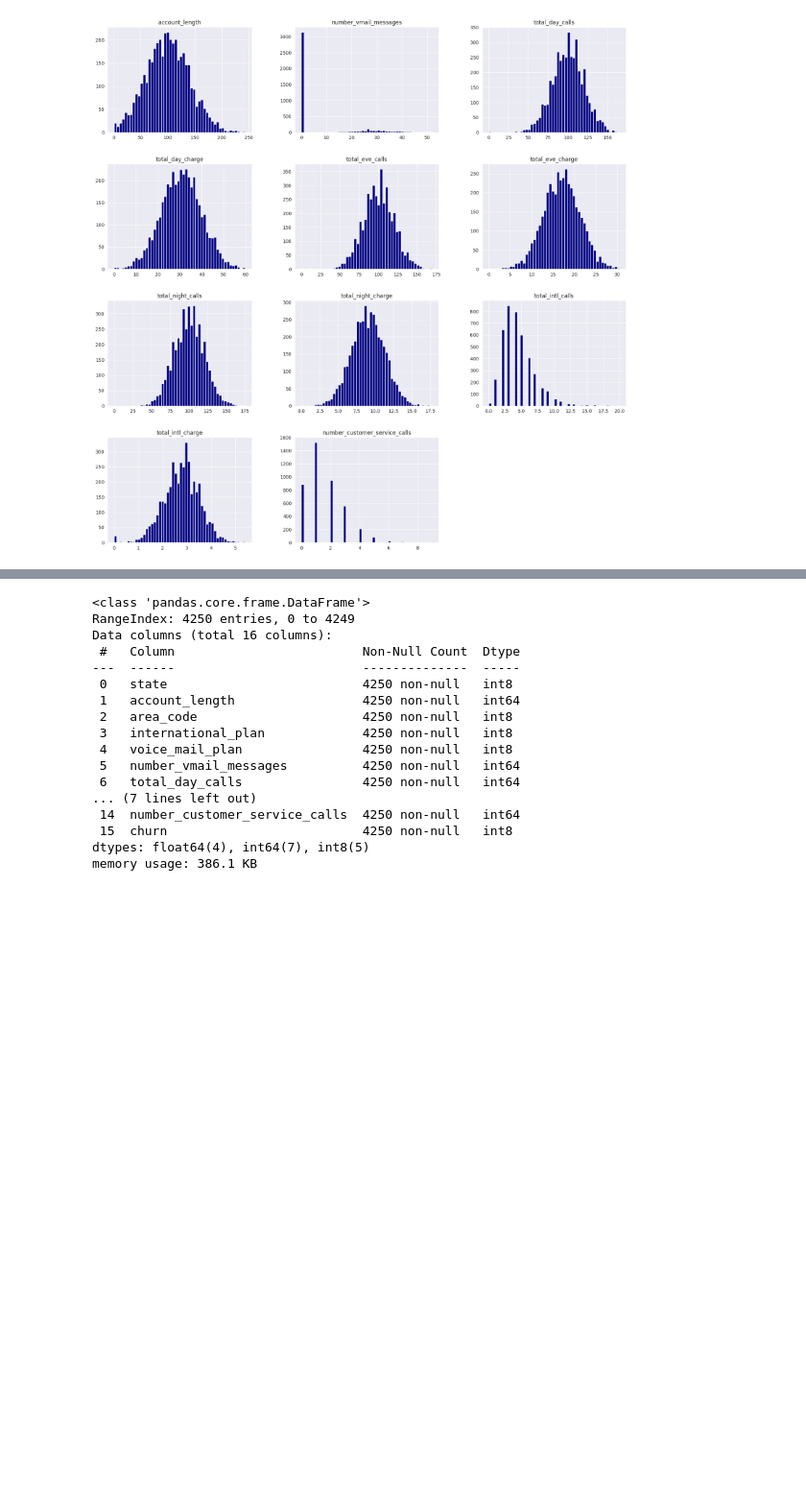
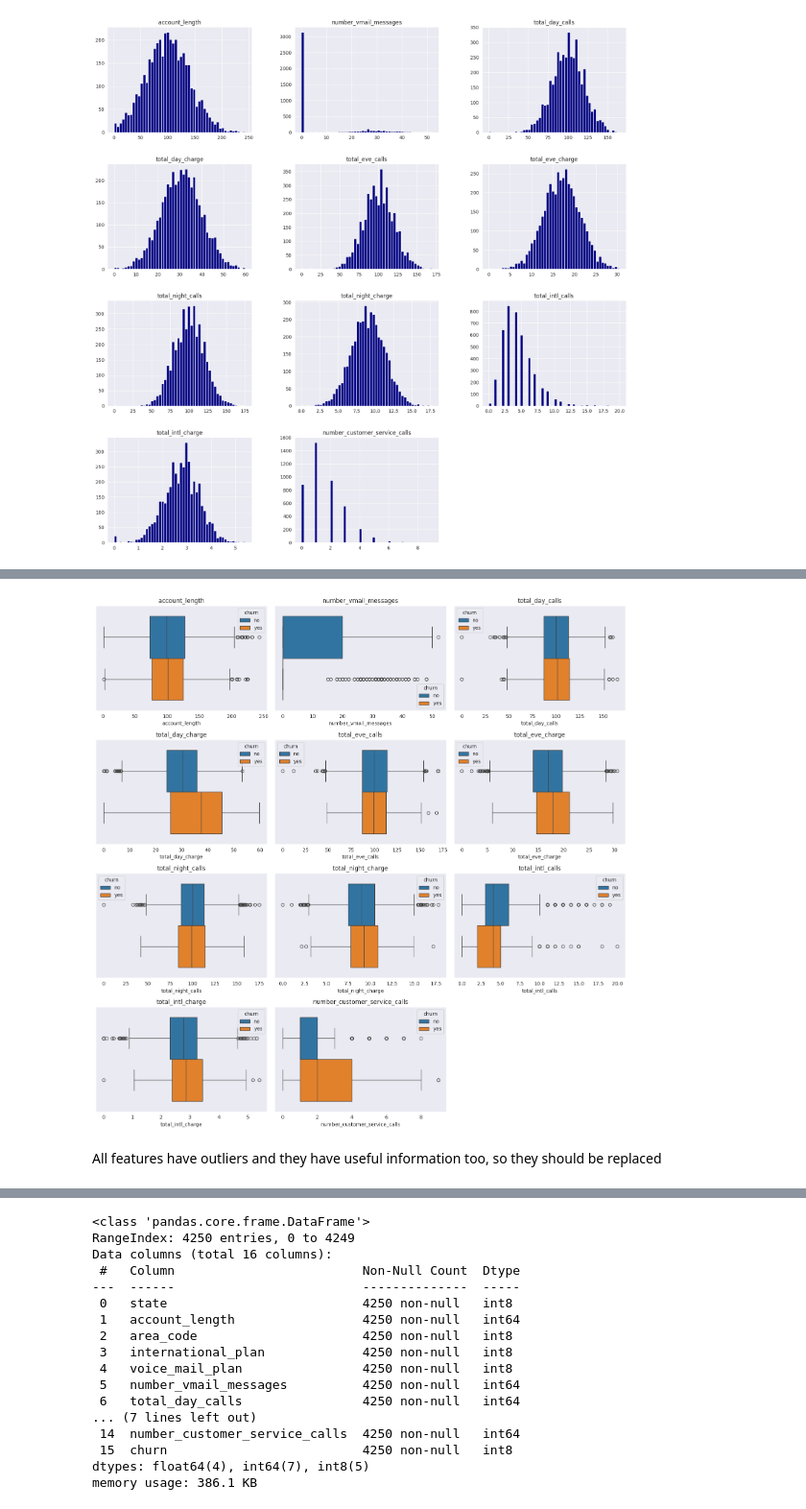
Before and after one commit to Afsoon-Ghazanfari/Customer_Churn_Prediction, a Jupyter notebook: Customer_Churn_Prediction.ipynb, the cells around one changed output, grey strips where cells are left out. Shown at 96% size. Drawn from its saved outputs; the diff is of its cells as text; code cells hidden in the pictures; blank space fills up the shorter version.

```diff
--- a/Customer_Churn_Prediction.ipynb
+++ b/Customer_Churn_Prediction.ipynb
@@ -204,0 +249,20 @@ for feature in new_numeric_df:
+# %%
+#Detecting outlier
+fig, axes = plt.subplots(4, 3, figsize=(15,15))
+# Flatten the 2D array of axes
+axes = axes.flatten()
+
+for i, feature in enumerate(new_numeric_df):
+  sns.boxplot(data=df, x=feature, hue='churn', ax=axes[i])
+  axes[i].set_title(feature)
+
+# Hiding any empty subplots
+for j in range(len(new_numeric_df), len(axes)):
+    axes[j].axis('off')
+
+plt.tight_layout()
+plt.show()
+# %% [output]
+[figure, added]
+# %% [markdown]
+All features have outliers and they have useful information too, so they should be replaced
```
Also changed, not shown: parts of 23 cells of this notebook.
